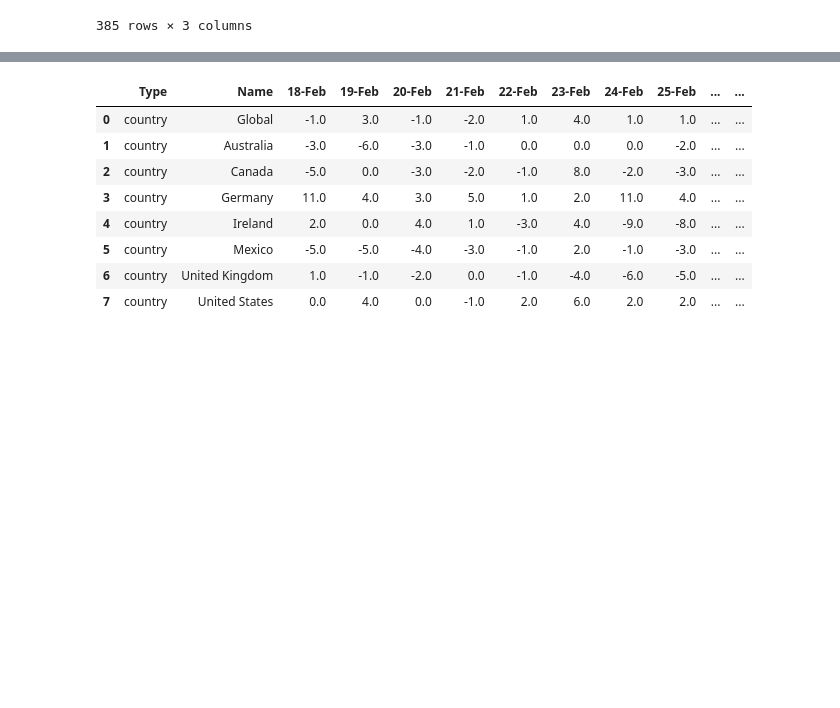
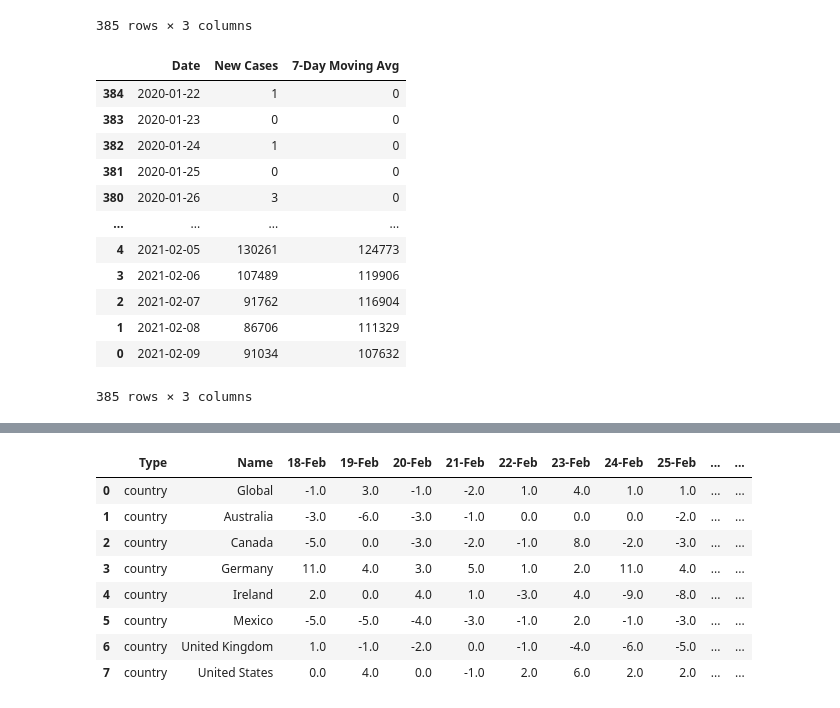
Before and after one commit to apatnoe/Project-1, a Jupyter notebook: OpenTable_Analysis.ipynb, the cells around one changed output, grey strips where cells are left out. Saved outputs shown, nothing was run; the diff lists cells and outputs as text; code cells hidden in the pictures; blank space fills up the shorter version.

```diff
--- a/OpenTable_Analysis.ipynb
+++ b/OpenTable_Analysis.ipynb
@@ -29,3 +30,25 @@ raw_country_cases
 | 383 | Jan 23 2020 | 0 | 0 |
 | 384 | Jan 22 2020 | 1 | 0 |
 385 rows × 3 columns
+# %%
+# sort raw country cases to align dates to later merge on index
+
+raw_country_cases['Date'] = pd.to_datetime(raw_country_cases['Date'])
+
+sorted_country_cases = raw_country_cases.sort_values(by = ['Date'], ascending = True)
+
+sorted_country_cases
+# %% [output]
+|  | Date | New Cases | 7-Day Moving Avg |
+| 384 | 2020-01-22 | 1 | 0 |
+| 383 | 2020-01-23 | 0 | 0 |
+| 382 | 2020-01-24 | 1 | 0 |
+| 381 | 2020-01-25 | 0 | 0 |
+| 380 | 2020-01-26 | 3 | 0 |
+| ... | ... | ... | ... |
+| 4 | 2021-02-05 | 130261 | 124773 |
+| 3 | 2021-02-06 | 107489 | 119906 |
+| 2 | 2021-02-07 | 91762 | 116904 |
+| 1 | 2021-02-08 | 86706 | 111329 |
+| 0 | 2021-02-09 | 91034 | 107632 |
+385 rows × 3 columns
```
Also changed, not shown: parts of 11 cells of this notebook, 1 other file.
